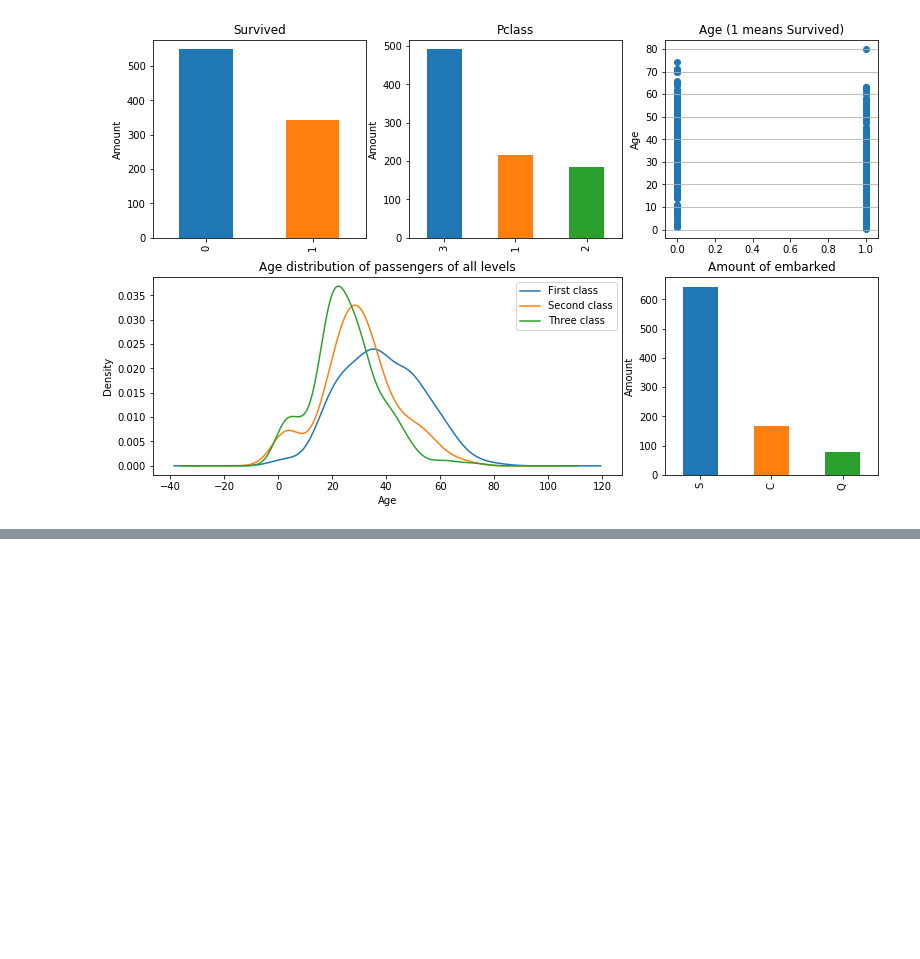
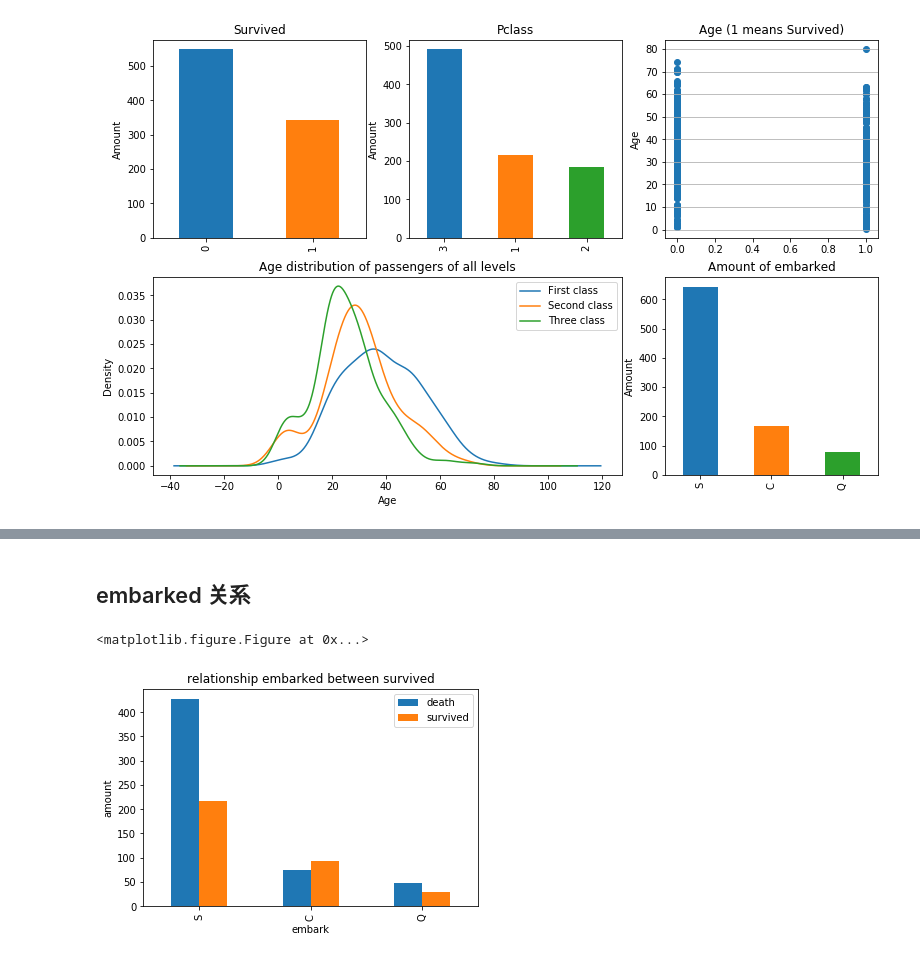
Before and after one commit to SkullFang/study_kaggle, a Jupyter notebook: Getting Started/Titanic/base.ipynb, the cells around one changed output, grey strips where cells are left out. Cells and saved outputs as stored; diff of their text form; code cells hidden in the pictures; blank space fills up the shorter version.

```diff
--- a/Getting Started/Titanic/base.ipynb
+++ b/Getting Started/Titanic/base.ipynb
@@ -92,0 +187,17 @@ plt.show()
+# %% [markdown]
+## embarked 关系
+# %%
+fig=plt.figure()
+fig.set(alpha=0.2)
+survived1=titanic_data.Embarked[titanic_data.Survived==0].value_counts()
+survived2=titanic_data.Embarked[titanic_data.Survived==1].value_counts()
+df=pd.DataFrame({'survived':survived2, 'death':survived1})
+df.plot(kind='bar', stacked=False)
+plt.title("relationship embarked between survived")
+plt.xlabel("embark")
+plt.ylabel("amount")
+
+plt.show()
+# %% [output]
+<matplotlib.figure.Figure at 0x...>
+[figure, added]
```
Also changed, not shown: parts of 26 cells of this notebook, 1 other file.
